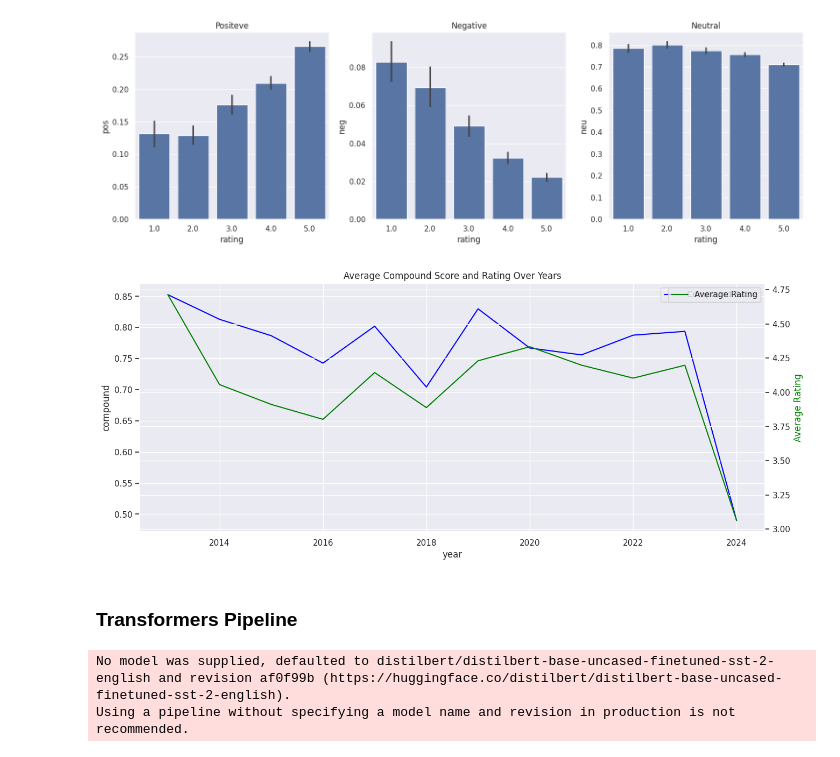
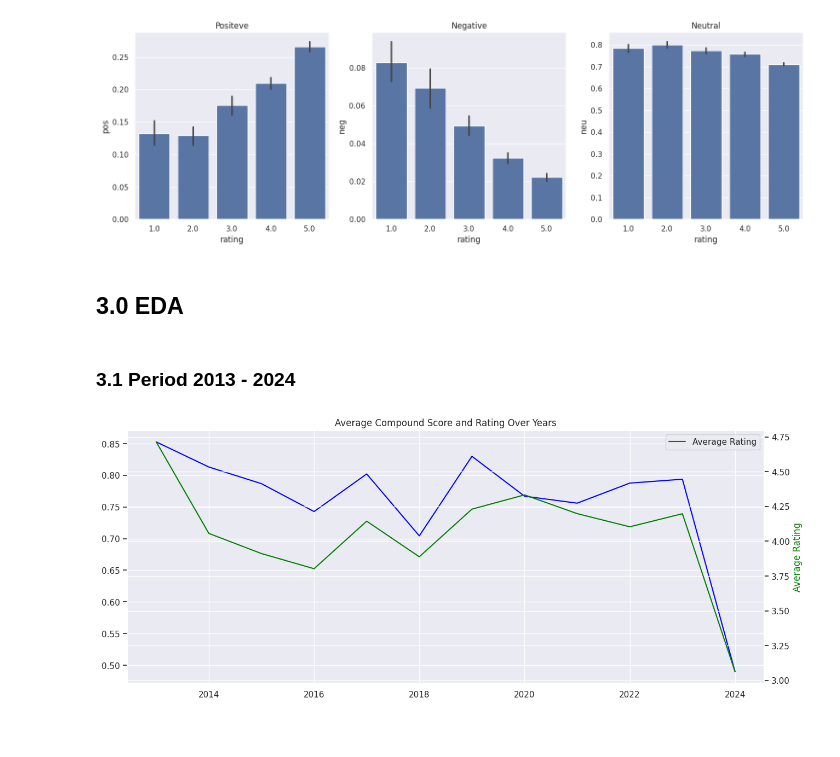
Before and after one commit to natan-matos/sentiment-analysis, a Jupyter notebook: notebooks/01-nm-data-exploration.ipynb, the cells around one changed output. Saved outputs shown, nothing was run; the diff lists cells and outputs as text; code cells hidden in the pictures.

```diff
--- a/notebooks/01-nm-data-exploration.ipynb
+++ b/notebooks/01-nm-data-exploration.ipynb
@@ -73,7 +73,7 @@ df2.to_csv('fogo_de_chao_reviews.csv', index=False)
 ### 0.2 Load Data
 # %%
 # load data
-df = pd.read_csv('fogo_de_chao_reviews.csv')
+df = pd.read_csv('../data/raw/fogo_de_chao_reviews.csv')
 # %% [markdown]
 # 1.0 Data Description
 # %% [markdown]
@@ -154,8 +153,11 @@ for i, row in tqdm(X.iterrows(), total=len(X)):
     res[my_id] = sia.polarity_scores(text)
 # %%
 # merge predictions to the original df
-vaders = pd.DataFrame(res).T
-vaders = vaders.reset_index()
-vaders = vaders.merge(df_vader, how='left', on='index')
-vaders = vaders[['index', 'neg', 'neu', 'pos', 'compound', 'rating', 'comment', 'date']]
+vader = pd.DataFrame(res).T
+vader = vader.reset_index()
+vader = vader.merge(df_vader, how='left', on='index')
+vader = vader[['index', 'neg', 'neu', 'pos', 'compound', 'rating', 'comment', 'date']]
+# %%
+# define labels
+vader['label'] = vader['compound'].apply( lambda x: 'positive' if x > 0.5 else 'neutral' if x > 0.2 and x < 0.5 else 'negative' )
 # %% [markdown]
@@ -175,42 +177,40 @@ axs[2].set_title('Neutral')
 plt.tight_layout()
 # %% [output]
 [figure]
+# %% [markdown]
+## 3.0 EDA
+# %% [markdown]
+### 3.1 Period 2013 - 2024
 # %%
-# Assuming df_aux1 is your DataFrame
-df_aux1 = vaders.copy()
+# Comparatio Compound and rating
+df_aux1 = vader.copy()
 df_aux1['year'] = df_aux1['date'].dt.year
 by_year = df_aux1[['year', 'compound', 'rating']].groupby('year').mean().reset_index()
 
 # Plotting using Seaborn lineplot
 plt.figure(figsize=(15, 6))
 
 # Plot Compound Score on the primary y-axis
-sns.lineplot(data=by_year, x='year', y='compound', label='Compound Score', color='blue')
+# sns.lineplot(data=by_year, x='year', y='compound', label='Compound Score', color='blue')
+plt.plot(by_year['year'],by_year['compound'], label='Compound Score', color='blue')
 
 # Create a secondary y-axis for Average Rating
 ax2 = plt.gca().twinx()
-sns.lineplot(data=by_year, x='year', y='rating', label='Average Rating', color='green', ax=ax2)
+# sns.lineplot(data=by_year, x='year', y='rating', label='Average Rating', color='green', ax=ax2)
+plt.plot(by_year['year'], by_year['rating'], label='Average Rating', color='green')
 
 # Set title and labels
 plt.title('Average Compound Score and Rating Over Years')
 plt.xlabel('Year')
 
 # Set y-axis labels
 plt.ylabel('Compound Score', color='blue')
 ax2.set_ylabel('Average Rating', color='green')
 
 # Show legend
 plt.legend()
 
 # Show the plot
 plt.show()
 # %% [output]
-[figure, old version]
+[figure, new version]
-# %% [markdown]
-### Transformers Pipeline
-# %%
-# define model
-sent_pipeline = pipeline('sentiment-analysis')
-# %% [output]
-No model was supplied, defaulted to distilbert/distilbert-base-uncased-finetuned-sst-2-english and revision af0f99b (https://huggingface.co/distilbert/distilbert-base-uncased-finetuned-sst-2-english).
-Using a pipeline without specifying a model name and revision in production is not recommended.
```
Also changed, not shown: parts of 28 cells of this notebook.
